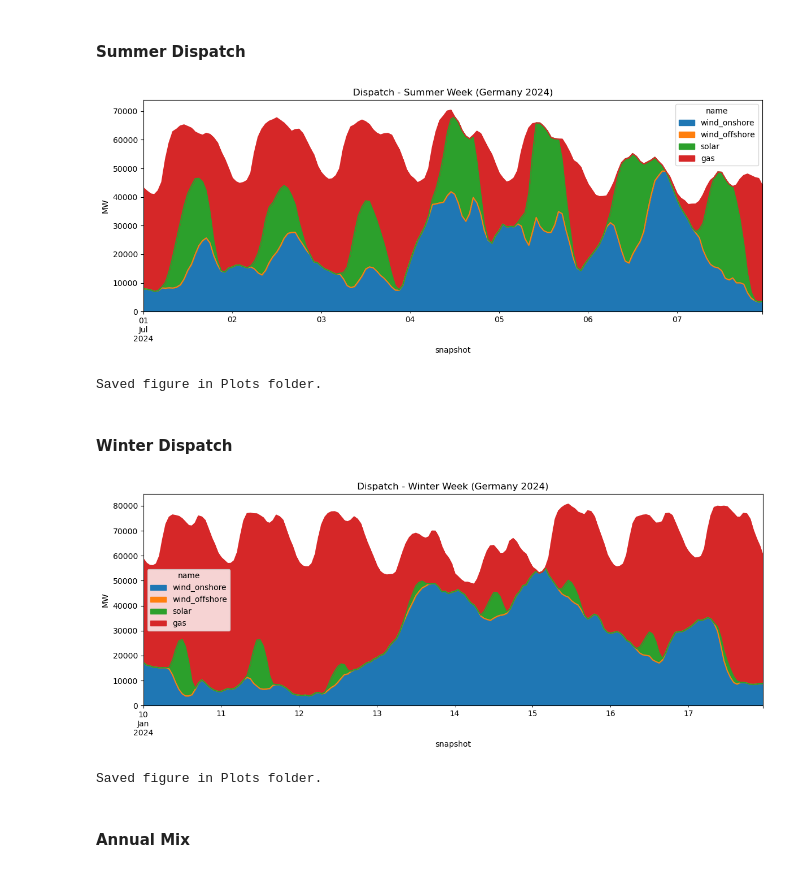
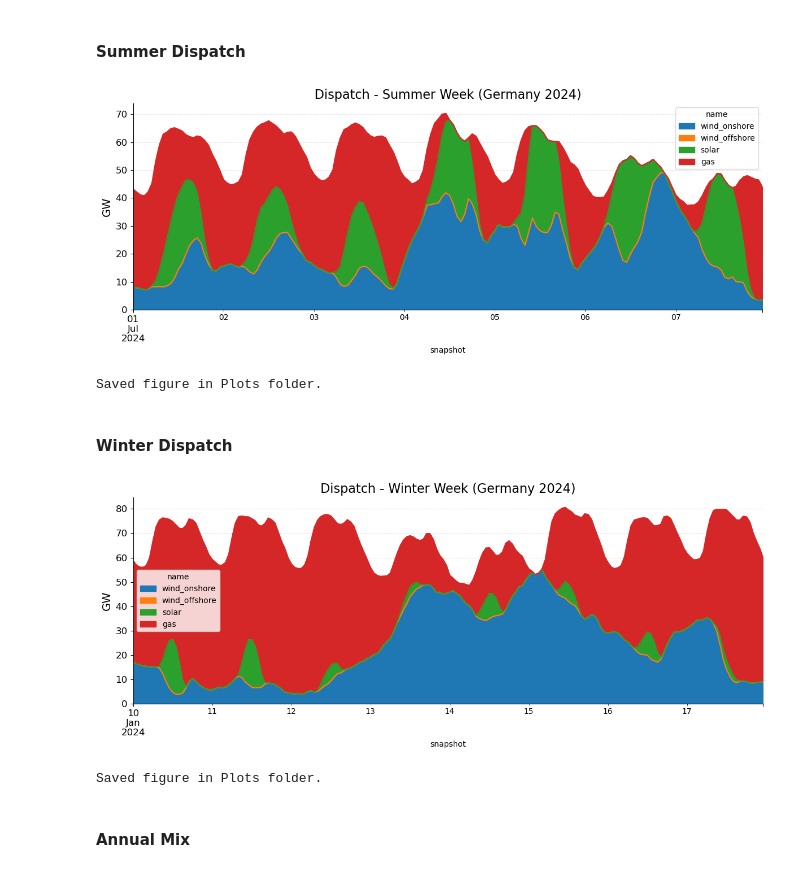
Before and after one commit to fortero23/Integrated_Energy_Grids, a Jupyter notebook: Modules/Assignment1.ipynb, the cells around one changed output. Cells and saved outputs as stored; diff of their text form; code cells hidden in the pictures.

Commit message:
AS1: Feedback part A: Last change: Winter/summer weeks also have font size update and units

```diff
--- a/Modules/Assignment1.ipynb
+++ b/Modules/Assignment1.ipynb
@@ -366,34 +366,74 @@ dtype: float64
 # %% [markdown]
 #### Summer Dispatch
 # %%
-summer = n.generators_t.p.loc["2024-07-01":"2024-07-07"]
-summer.plot.area(figsize=(12, 5))
-plt.title("Dispatch - Summer Week (Germany 2024)")
-plt.ylabel("MW")
+color_map = {
+    "wind_onshore": "tab:blue",
+    "wind_offshore": "tab:orange",
+    "solar": "tab:green",
+    "gas": "tab:red",
+}
+
+summer = n.generators_t.p.loc["2024-07-01":"2024-07-07"] / 1000  # MW -> GW
+
+ax = summer.plot.area(
+    figsize=(12, 5),
+    color=[color_map.get(col, "gray") for col in summer.columns],
+)
+
+ax.spines["top"].set_visible(False)
+ax.spines["right"].set_visible(False)
+ax.set_axisbelow(True)
+ax.grid(True, linestyle="--", alpha=0.3)
+
+plt.title("Dispatch - Summer Week (Germany 2024)", fontsize=16)
+plt.ylabel("GW", fontsize=14)
+plt.xticks(fontsize=12)
+plt.yticks(fontsize=12)
+
 plt.tight_layout()
-plt.savefig(PLOTS_DIR / "summer_dispatch.png", dpi=200)
+plt.savefig(PLOTS_DIR / "summer_dispatch.png", dpi=300)
 plt.show()
 plt.close()
 
 print("\nSaved figure in Plots folder.")
 # %% [output]
-[figure, old version]
+[figure, new version]
 Saved figure in Plots folder.
 # %% [markdown]
 #### Winter Dispatch
 # %%
-winter = n.generators_t.p.loc["2024-01-10":"2024-01-17"]
-winter.plot.area(figsize=(12, 5))
-plt.title("Dispatch - Winter Week (Germany 2024)")
-plt.ylabel("MW")
+color_map = {
+    "wind_onshore": "tab:blue",
+    "wind_offshore": "tab:orange",
+    "solar": "tab:green",
+    "gas": "tab:red",
+}
+
+winter = n.generators_t.p.loc["2024-01-10":"2024-01-17"] / 1000  # MW -> GW
+
+ax = winter.plot.area(
+    figsize=(12, 5),
+    color=[color_map.get(col, "gray") for col in winter.columns],
+)
+
+ax.spines["top"].set_visible(False)
+ax.spines["right"].set_visible(False)
+ax.set_axisbelow(True)
+ax.grid(True, linestyle="--", alpha=0.3)
+
+plt.title("Dispatch - Winter Week (Germany 2024)", fontsize=16)
+plt.ylabel("GW", fontsize=14)
+plt.xticks(fontsize=12)
+plt.yticks(fontsize=12)
+
 plt.tight_layout()
-plt.savefig(PLOTS_DIR / "winter_dispatch.png", dpi=200)
+plt.savefig(PLOTS_DIR / "winter_dispatch.png", dpi=300)
 plt.show()
 plt.close()
 
 print("\nSaved figure in Plots folder.")
 # %% [output]
-[figure, old version]
+[figure, new version]
 Saved figure in Plots folder.
 # %% [markdown]
 #### Annual Mix
```
